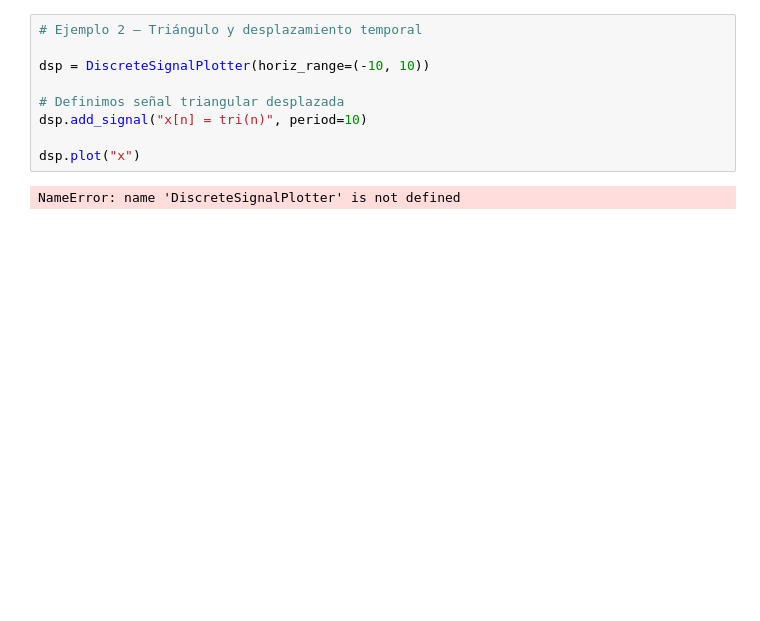
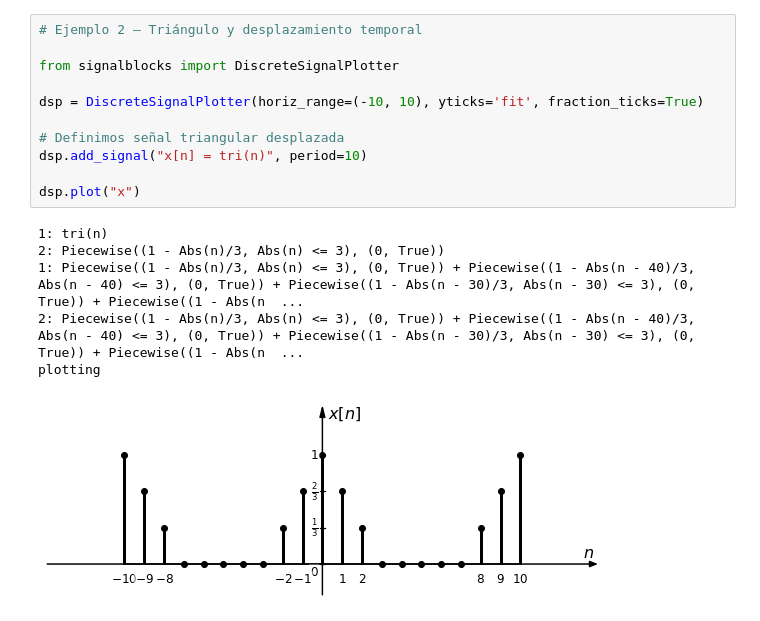
Before and after one commit to miguelmartfern/BlockDiagrams, a Jupyter notebook: docs/notebooks/discrete_signal_examples.ipynb, the cells around one changed output. Saved outputs shown, nothing was run; the diff lists cells and outputs as text; blank space fills up the shorter version.

```diff
--- a/docs/notebooks/discrete_signal_examples.ipynb
+++ b/docs/notebooks/discrete_signal_examples.ipynb
@@ -21,14 +21,21 @@ plotting
 # %%
 # Ejemplo 2 — Triángulo y desplazamiento temporal
 
-dsp = DiscreteSignalPlotter(horiz_range=(-10, 10))
+from signalblocks import DiscreteSignalPlotter
+
+dsp = DiscreteSignalPlotter(horiz_range=(-10, 10), yticks='fit', fraction_ticks=True)
 
 # Definimos señal triangular desplazada
 dsp.add_signal("x[n] = tri(n)", period=10)
 
 dsp.plot("x")
 # %% [output]
-NameError: name 'DiscreteSignalPlotter' is not defined
+1: tri(n)
+2: Piecewise((1 - Abs(n)/3, Abs(n) <= 3), (0, True))
+1: Piecewise((1 - Abs(n)/3, Abs(n) <= 3), (0, True)) + Piecewise((1 - Abs(n - 40)/3, Abs(n - 40) <= 3), (0, True)) + Piecewise((1 - Abs(n - 30)/3, Abs(n - 30) <= 3), (0, True)) + Piecewise((1 - Abs(n  ...
+2: Piecewise((1 - Abs(n)/3, Abs(n) <= 3), (0, True)) + Piecewise((1 - Abs(n - 40)/3, Abs(n - 40) <= 3), (0, True)) + Piecewise((1 - Abs(n - 30)/3, Abs(n - 30) <= 3), (0, True)) + Piecewise((1 - Abs(n  ...
+plotting
+[figure, added]
 # %%
 # Ejemplo 3 — Combinación de señales
 
```
Also changed, not shown: parts of 7 cells of this notebook, 1 other file.
